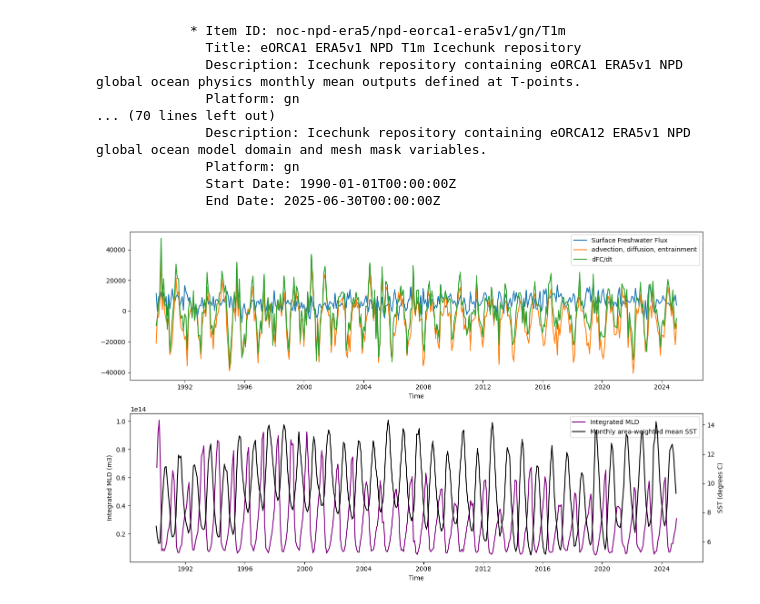
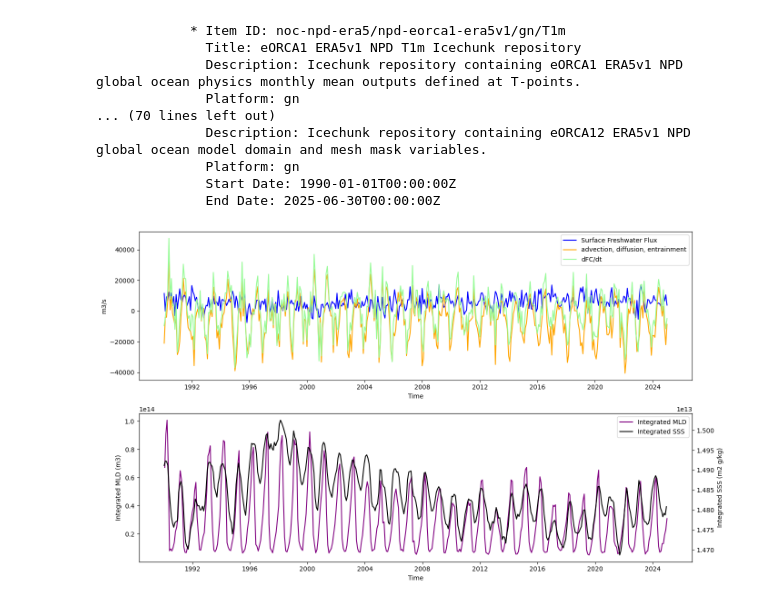
Before and after one commit to Tom-A-H/All-Code-, a Jupyter notebook: Hillary/BUDGET ANALYSIS/Freshwater Budget first attempt/50m Freshwater Budget Analtsis.ipynb, the cells around one changed output. Saved outputs shown, nothing was run; the diff lists cells and outputs as text; code cells hidden in the pictures.

```diff
--- a/Hillary/BUDGET ANALYSIS/Freshwater Budget first attempt/50m Freshwater Budget Analtsis.ipynb
+++ b/Hillary/BUDGET ANALYSIS/Freshwater Budget first attempt/50m Freshwater Budget Analtsis.ipynb
@@ -76,10 +81,9 @@ dFCbydt.to_netcdf('dFCbydt_50m.nc')
 dFCbydt = xr.open_dataset('dFCbydt_50m.nc')['__xarray_dataarray_variable__']
 surface_flux = xr.open_dataset('surface_flux_again.nc')['sowaflup']
 integrated_MLD = xr.open_dataset('integrated_MLD.nc')['somxl010']
-SSTs = xr.open_dataset('Monthly_SSTs.nc')['tos_con']
-SSSs = xr.open_dataset('Monthly_SSSs.nc')['sos_abs']
+FC = xr.open_dataset('FC_50m.nc')['Freshwater Content']
+SSSs = xr.open_dataset('Integrated_SSS.nc')['sos_abs']
 SSSvals = SSSs.values
-SSTvals = SSTs.values
 # %%
 residuals = dFCbydt - surface_flux
 magnitude_ratios = abs(surface_flux) / abs(residuals)
@@ -87,27 +91,30 @@ heatflux_contribution = surface_flux / dFCbydt
 # %%
 # Surface freshwater flux vs Advwection vs dFC/dt
 
 fig, ax = plt.subplots(2, 1, figsize = (14, 8))
+ax1 = ax[0]
+ax2 = ax[1]
+ax3 = ax2.twinx()
 
-ax[0].plot(surface_flux['time_counter'], surface_flux, label = 'Surface Freshwater Flux')
-ax[0].plot(residuals['time_counter'], residuals, label = 'advection, diffusion, entrainment')
-ax[0].plot(dFCbydt['time_counter'], dFCbydt, label = 'dFC/dt')
-ax[0].legend(loc = 'best')
-# ax[0].set_xlim(np.datetime64('1990-01-01'), np.datetime64('1994-12-31'))
-ax[0].set_xlabel('Time')
+ax1.plot(surface_flux['time_counter'], surface_flux, color = 'b', label = 'Surface Freshwater Flux')
+ax1.plot(residuals['time_counter'], residuals, color = 'orange', label = 'advection, diffusion, entrainment')
+ax1.plot(dFCbydt['time_counter'], dFCbydt, color = '#98FB98', label = 'dFC/dt')
+ax1.legend(loc = 'best')
+ax1.set_xlabel('Time')
+ax1.set_ylabel('m3/s')
 
-ax2 = ax[1].twinx()
-l1 = ax[1].plot(integrated_MLD['time_counter'], integrated_MLD, label = 'Integrated MLD', color = 'purple')
-l2 = ax2.plot(SSTs['time_counter'], SSTs, label = 'Monthly area-weighted mean SST', color = 'k')
-ax[1].set_ylabel('Integrated MLD (m3)')
-ax2.set_ylabel('SST (degrees C)')
+
+l1 = ax2.plot(integrated_MLD['time_counter'], integrated_MLD, label = 'Integrated MLD', color = 'purple')
+l2 = ax3.plot(SSSs['time_counter'], SSSs, label = 'Integrated SSS', color = 'k')
 lines = l1 + l2
 labels = [l.get_label() for l in lines]
-ax[1].legend(lines, labels, loc='best')
-# ax[1].set_xlim(np.datetime64('1990-01-01'), np.datetime64('1994-12-31'))
-ax[1].set_xlabel('Time')
+ax2.set_xlabel('Time')
+ax2.set_ylabel('Integrated MLD (m3)')
+ax3.set_ylabel('Integrated SSS (m2 g/kg)')
+ax2.legend(lines, labels, loc='best')
+
 
 plt.tight_layout()
 plt.show()
 # %% [output]
-[figure, old version]
+[figure, new version]
```
Also changed, not shown: parts of 9 cells of this notebook, 5 other files.
